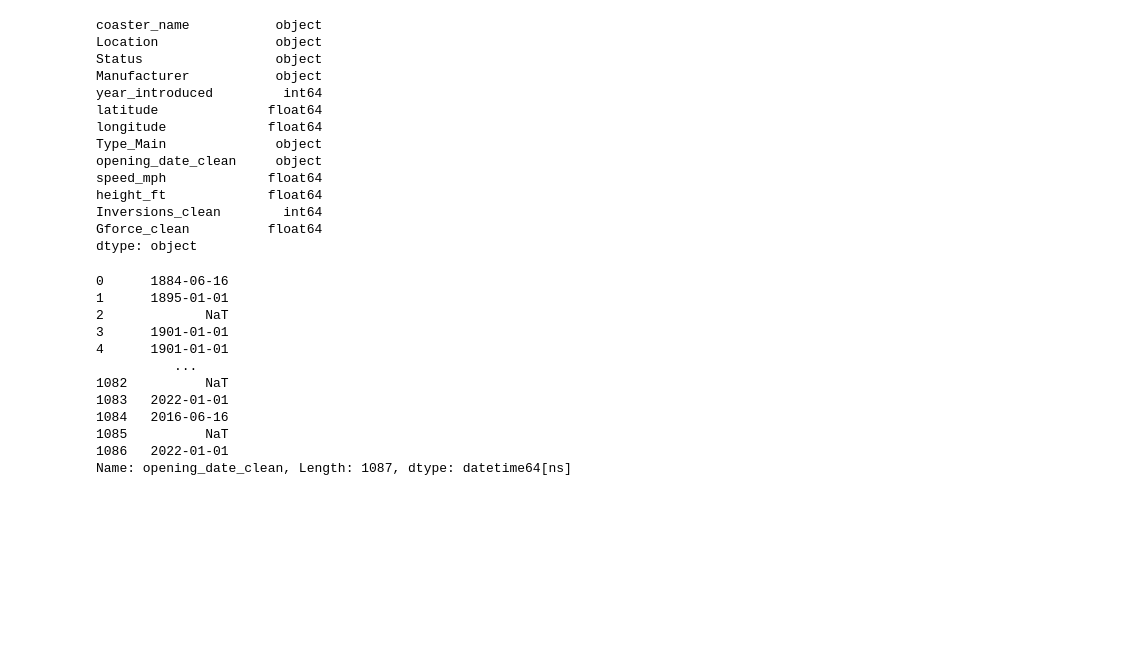
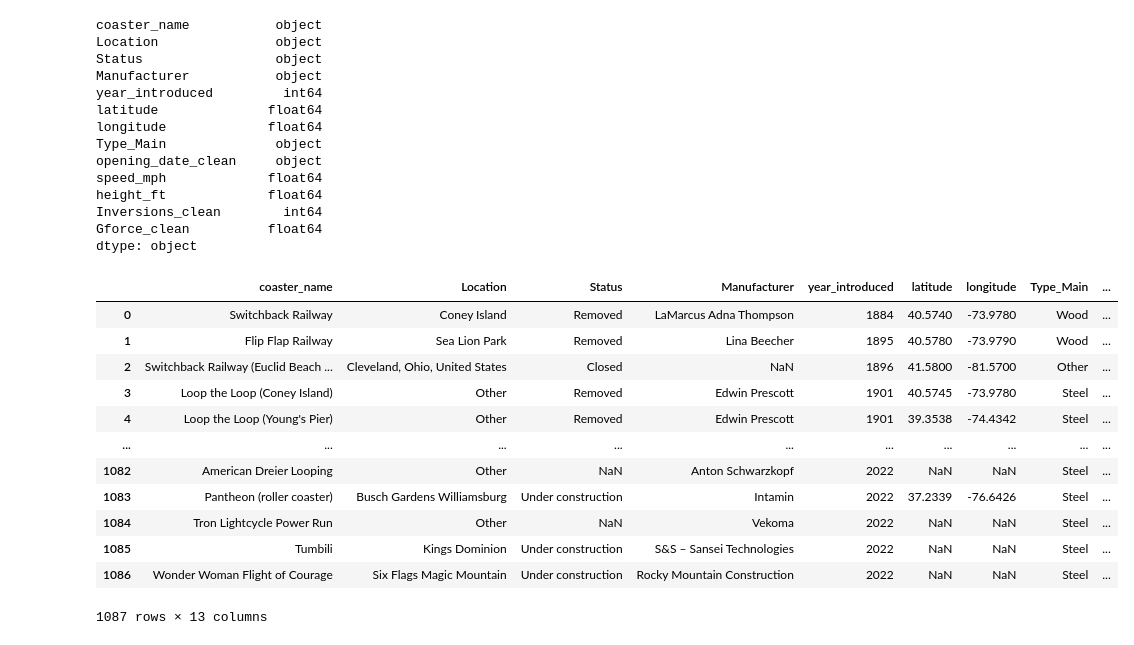
Before and after one commit to martinezjuanc/dataProjects, a Jupyter notebook: Roller Coaster Exploratory Database.ipynb, the cells around one changed output. Drawn from its saved outputs; the diff is of its cells as text; code cells hidden in the pictures; blank space fills up the shorter version.

Commit message:
feature understanding

```diff
--- a/Roller Coaster Exploratory Database.ipynb
+++ b/Roller Coaster Exploratory Database.ipynb
@@ -125,17 +129,19 @@ Inversions_clean        int64
 Gforce_clean          float64
 dtype: object
 # %%
-df[=pd.to_datetime(df['opening_date_clean'])
+df['opening_date_clean']=pd.to_datetime(df['opening_date_clean'])
+df
 # %% [output]
+|  | coaster_name | Location | Status | Manufacturer | year_introduced | latitude | longitude | Type_Main | ... |
+| 0 | Switchback Railway | Coney Island | Removed | LaMarcus Adna Thompson | 1884 | 40.5740 | -73.9780 | Wood | ... |
+| 1 | Flip Flap Railway | Sea Lion Park | Removed | Lina Beecher | 1895 | 40.5780 | -73.9790 | Wood | ... |
+| 2 | Switchback Railway (Euclid Beach ... | Cleveland, Ohio, United States | Closed | NaN | 1896 | 41.5800 | -81.5700 | Other | ... |
+| 3 | Loop the Loop (Coney Island) | Other | Removed | Edwin Prescott | 1901 | 40.5745 | -73.9780 | Steel | ... |
+| 4 | Loop the Loop (Young's Pier) | Other | Removed | Edwin Prescott | 1901 | 39.3538 | -74.4342 | Steel | ... |
+| ... | ... | ... | ... | ... | ... | ... | ... | ... | ... |
+| 1082 | American Dreier Looping | Other | NaN | Anton Schwarzkopf | 2022 | NaN | NaN | Steel | ... |
+| 1083 | Pantheon (roller coaster) | Busch Gardens Williamsburg | Under construction | Intamin | 2022 | 37.2339 | -76.6426 | Steel | ... |
+| 1084 | Tron Lightcycle Power Run | Other | NaN | Vekoma | 2022 | NaN | NaN | Steel | ... |
+| 1085 | Tumbili | Kings Dominion | Under construction | S&S – Sansei Technologies | 2022 | NaN | NaN | Steel | ... |
+| 1086 | Wonder Woman Flight of Courage | Six Flags Magic Mountain | Under construction | Rocky Mountain Construction | 2022 | NaN | NaN | Steel | ... |
-0      1884-06-16
-1      1895-01-01
-2             NaT
-3      1901-01-01
-4      1901-01-01
-          ...
-1082          NaT
-1083   2022-01-01
-1084   2016-06-16
-1085          NaT
-1086   2022-01-01
-Name: opening_date_clean, Length: 1087, dtype: datetime64[ns]
+1087 rows × 13 columns
```
Also changed, not shown: parts of 4 cells of this notebook.
